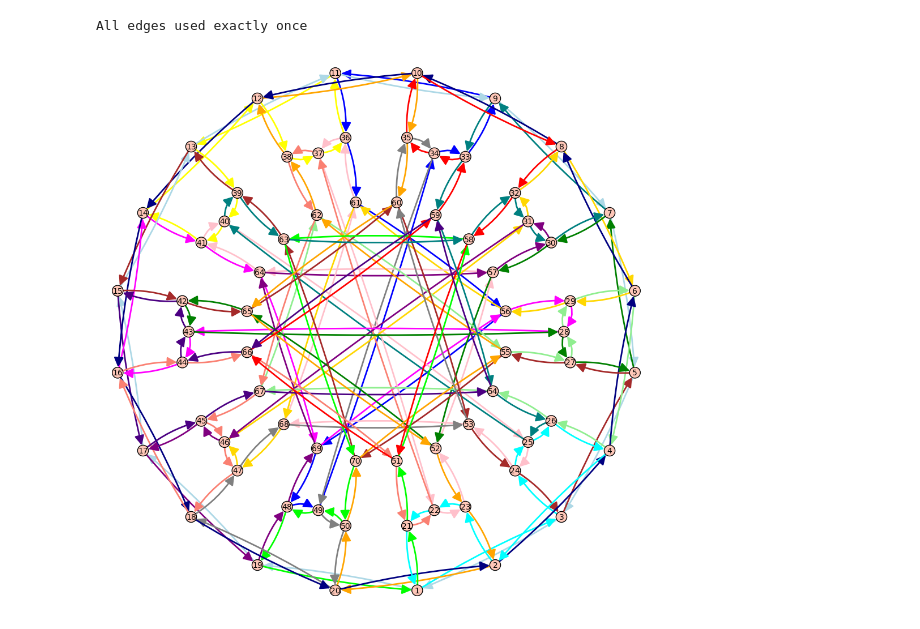
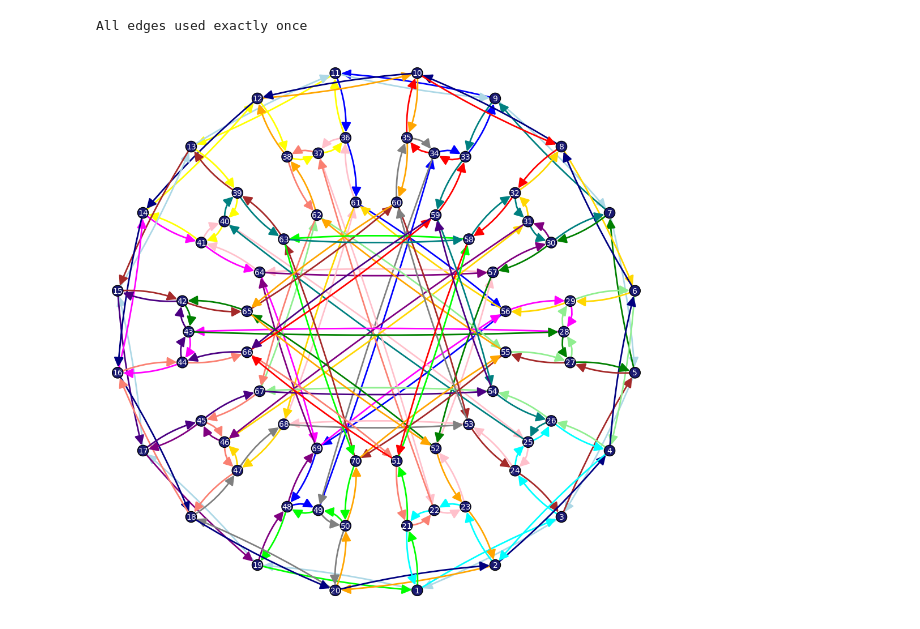
Before and after one commit to SanderGi/Genus, a Jupyter notebook: FitCycles/test.ipynb, the cells around one changed output. Cells and saved outputs as stored; diff of their text form; code cells hidden in the pictures.

Commit message:
cooler colors for readme graph

```diff
--- a/FitCycles/test.ipynb
+++ b/FitCycles/test.ipynb
@@ -181,55 +181,64 @@ for i, v in enumerate(inner_vertices):
     angle = 2 * pi * (i + 5.5) / len(inner_vertices)
     pos[v] = (3 * cos(angle), 3 * sin(angle))
     relabels[v] = new_labels[i]
 
 indented_vertices = [5, 24, 35, 46, 29, 40, 51, 34, 45, 56]
 new_labels = [28, 31, 34, 37, 40, 43, 46, 49, 22, 25]
 for i, v in enumerate(indented_vertices):
     angle = 2 * pi * i / len(indented_vertices)
     pos[v] = (4.3 * cos(angle), 4.3 * sin(angle))
     relabels[v] = new_labels[i]
 
 middle_vertices = [1, 47, 28, 30, 39, 41, 50, 52, 33, 9, 44, 20, 55, 57, 6, 4, 23, 25, 60, 36]
 new_labels = [36, 38, 39, 41, 42, 44, 45, 47, 48, 50, 21, 23, 24, 26, 27, 29, 30, 32, 33, 35]
 for i, v in enumerate(middle_vertices):
     angle = 2 * pi * (i + 5.5) / len(middle_vertices)
     pos[v] = (4.5 * cos(angle), 4.5 * sin(angle))
     relabels[v] = new_labels[i]
 
 outer_vertices = [0, 14, 69, 13, 68, 12, 67, 11, 66, 10, 65, 19, 64, 18, 63, 17, 62, 16, 61, 15,]
 new_labels = [11, 12, 13, 14, 15, 16, 17, 18, 19, 20, 1, 2, 3, 4, 5, 6, 7, 8, 9, 10]
 for i, v in enumerate(outer_vertices):
     angle = 2 * pi * (i + 5.5) / len(outer_vertices)
     pos[v] = (6 * cos(angle), 6 * sin(angle))
     relabels[v] = new_labels[i]
 
 g_directed.set_pos(pos)
 g_directed.relabel(relabels, inplace=True)
 ### CHANGE EMBEDDING LAYOUT ###
 
-g_directed.plot(edge_colors=g_directed._color_by_label({
-    0: "black",
-    1: "blue",
-    2: "purple",
-    3: "red",
-    4: "green",
-    5: "orange",
-    6: "yellow",
-    7: "brown",
-    8: "pink",
-    9: "cyan",
-    10: "magenta",
-    11: "grey",
-    12: "lightblue",
-    13: "lightgreen",
-    14: "teal",
-    15: 'salmon',
-    16: 'navy',
-    17: 'gold',
-    18: 'lime',
-    19: 'indigo',
-    20: 'maroon',
-    21: 'olive',
-}), vertex_size=70 if embedding == 2 else 1000).show(figsize=(10, 10))
+p = g_directed.plot(
+    edge_colors=g_directed._color_by_label({
+        0: "black",
+        1: "blue",
+        2: "purple",
+        3: "red",
+        4: "green",
+        5: "orange",
+        6: "yellow",
+        7: "brown",
+        8: "pink",
+        9: "cyan",
+        10: "magenta",
+        11: "grey",
+        12: "lightblue",
+        13: "lightgreen",
+        14: "teal",
+        15: 'salmon',
+        16: 'navy',
+        17: 'gold',
+        18: 'lime',
+        19: 'indigo',
+        20: 'maroon',
+        21: 'olive',
+    }),
+    vertex_size=70 if embedding == 2 else 1000,
+    vertex_color="midnightblue",
+    transparent=True,
+)
+for object in p._objects:
+    if isinstance(object, sage.plot.text.Text):
+        object._options['rgbcolor'] = (1, 1, 1)
+p.show(figsize=(10, 10))
 # %% [output]
-[figure, old version]
+[figure, new version]
```
Also changed, not shown: 1 other file.
